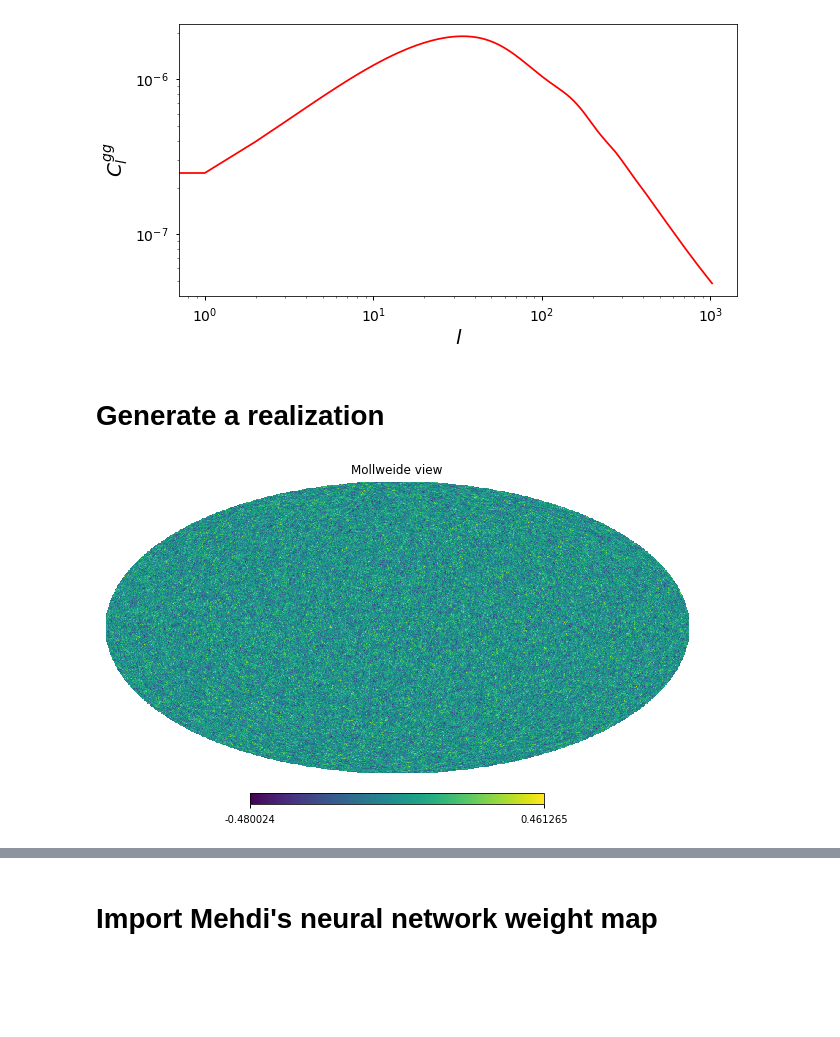
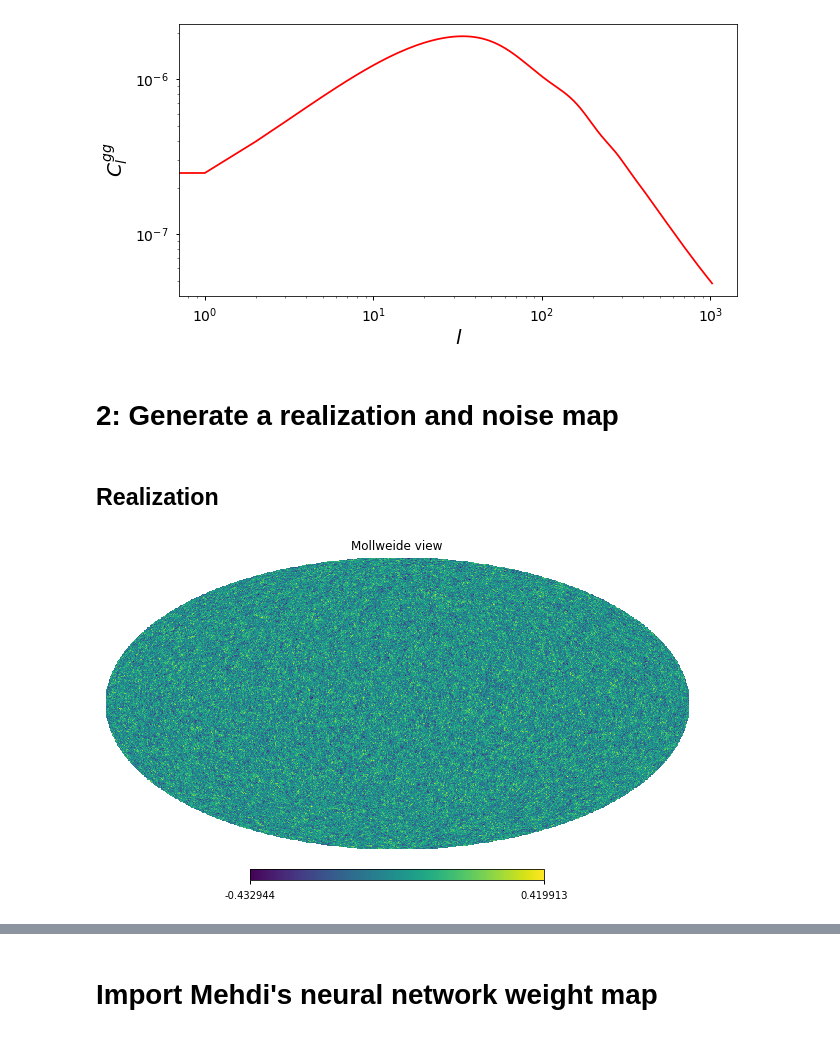
Before and after one commit to tanveerkarim/imaging-sys-covariance, a Jupyter notebook: notebooks/generate_mocks.ipynb, the cells around one changed output, grey strips where cells are left out. Cells and saved outputs as stored; diff of their text form; code cells hidden in the pictures; blank space fills up the shorter version.

Commit message:
generate mocks

```diff
--- a/notebooks/generate_mocks.ipynb
+++ b/notebooks/generate_mocks.ipynb
@@ -100,10 +100,12 @@ plt.plot(ell, cls_elg_th, 'r-')
 [<matplotlib.lines.Line2D at 0x...>]
 [figure]
 # %% [markdown]
-# Generate a realization
+# 2: Generate a realization and noise map
+# %% [markdown]
+## Realization
 # %%
 NSIDE = 256
-m_g = hp.synfast(cls_elg_th, nside = NSIDE, pol=False, verbose=False)
-hp.mollview(m_g)
+delta_g = hp.synfast(cls_elg_th, nside = NSIDE, pol=False, verbose=False)
+hp.mollview(delta_g)
 # %% [output]
-[figure, old version]
+[figure, new version]
```
Also changed, not shown: parts of 19 cells of this notebook.
